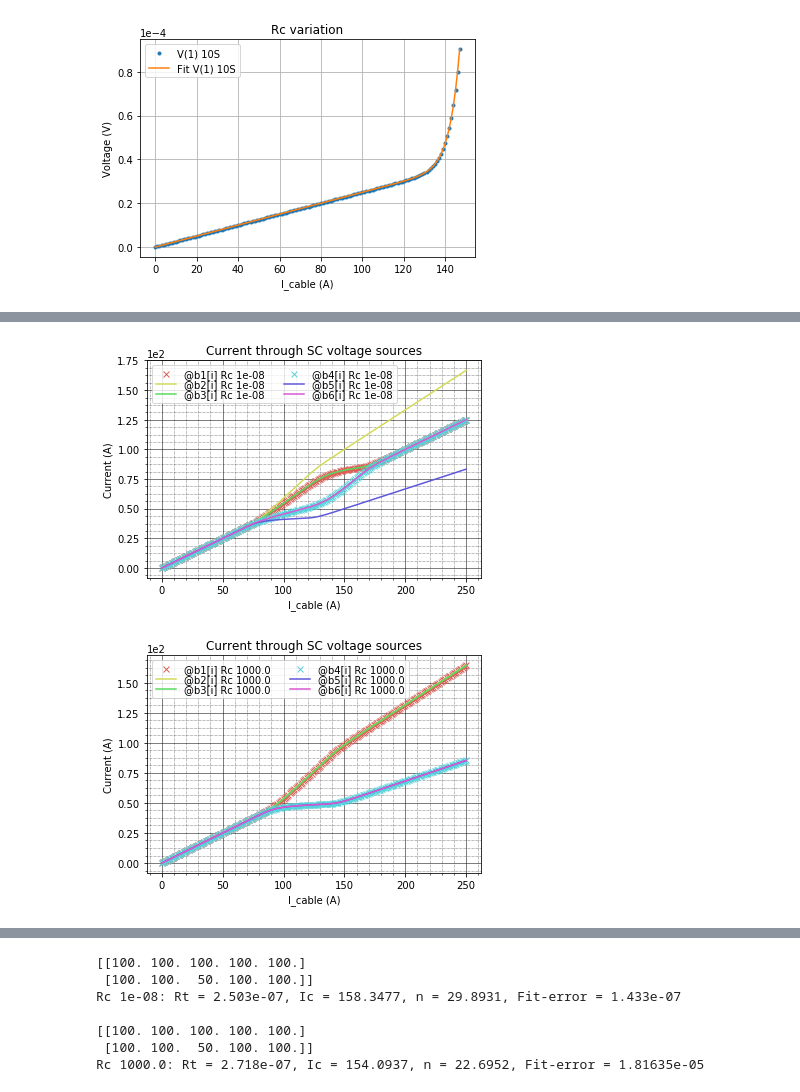
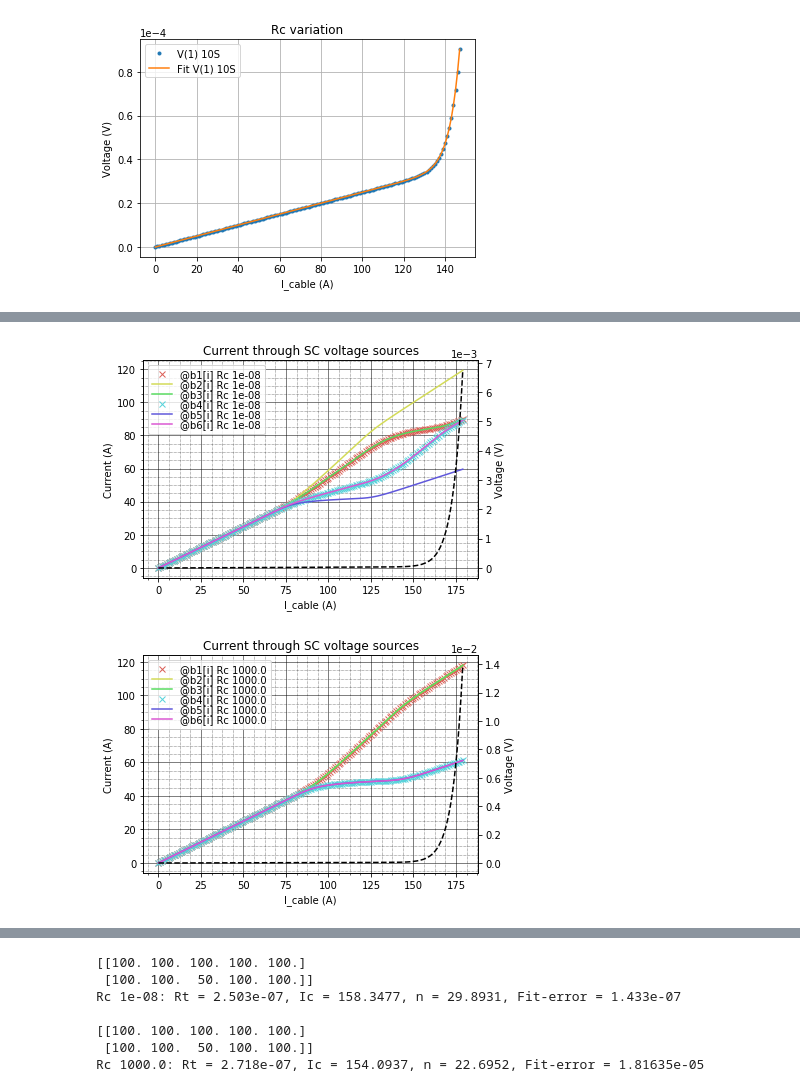
Before and after one commit to auroc10/LBNL, a Jupyter notebook: Contact/Contact resistance - Arbitrary number of sections.ipynb, the cells around one changed output, grey strips where cells are left out. Cells and saved outputs as stored; diff of their text form; code cells hidden in the pictures.

```diff
--- a/Contact/Contact resistance - Arbitrary number of sections.ipynb
+++ b/Contact/Contact resistance - Arbitrary number of sections.ipynb
@@ -456,15 +474,17 @@ for i in range(len(R_cvals)):
     ns = 3 # Number of sections
     filename = f'{ns} sections - Rc {R_cvals[i]}.cir'
     #generatenetlist(filename,Rc[i])
-    data = readdata(filename,Labels,data_points)
+    dataf = readdata(filename,Labels,data_points)
+    lim_points = 180
+    data = dataf[:180]
     nc = 11
     fig, ax = plt.subplots()
     for j in range(ns+1):
         ax.plot(data[:,1],data[:,j+nc],label = Labels[j+nc]+f' Rc {R_cvals[i]}')
-    plt.xlabel('I_cable (A)')
-    plt.ylabel('Current (A)')
-    plt.title('Current through contact resistances Rc')
-    #plt.xlim(0,200)
+
+    ax.legend(labelspacing=0.001,ncol=1,loc='upper left')
+    ax.set_xlabel('I_cable (A)')
+    ax.set_ylabel('Current (A)')
     ax.minorticks_on()
     ax.grid(which='major', linestyle='-', linewidth='0.5', color='black')
 # Customize the minor grid
@@ -472,7 +492,16 @@ for i in range(len(R_cvals)):
 
     ax.tick_params(which='both') # turn off bottom ticks
 
-    plt.legend(labelspacing=0.001,ncol=2,loc='best')
+    ax2 = ax.twinx()
+    ax2.plot(data[:,1],data[:,2],'--k',label = 'V terminal' )
+    ax2.set_ylabel('Voltage (V)')
+    #ax2.legend(labelspacing=0.001,ncol=2,loc='lower left')
+
+    plt.xlabel('I_cable (A)')
+    plt.title('Current through contact resistances Rc')
+    #plt.xlim(0,200)
+
+    #plt.legend(labelspacing=0.001,ncol=2,loc='best')
     plt.ticklabel_format(style='sci', axis='y', scilimits=(0,0))
     plt.show()
 # %% [output]
@@ -481,37 +510,46 @@ for i in range(len(R_cvals)):
 # %%
 # Testing different values of contact resistance
 sns.set_palette(sns.color_palette("hls", 6))
 # Generating netlists and saving data
 
 for i in range(len(R_cvals)):
     ns = 3 # Number of sections
     filename = f'{ns} sections - Rc {R_cvals[i]}.cir'
     #generatenetlist(filename,Rc[i])
-    data = readdata(filename,Labels,data_points)
+    dataf = readdata(filename,Labels,data_points)
+    lim_points =180
+    data = dataf[:lim_points]
     fig, ax = plt.subplots()
     nc2 = 15
     for j in range(ns*2):
         if j== 0 or j==3:
             ax.plot(data[:,1],data[:,j+nc2],'x',label = Labels[j+nc2]+f' Rc {R_cvals[i]}')
         else:
             ax.plot(data[:,1],data[:,j+nc2],label = Labels[j+nc2]+f' Rc {R_cvals[i]}')
-    plt.xlabel('I_cable (A)')
-    plt.ylabel('Current (A)')
+
+    ax.legend(labelspacing=0.001,ncol=1,loc='upper left')
+    ax2 = ax.twinx()
+    ax2.plot(data[:,1],data[:,2],'--k',label = 'V terminal' )
+    ax.set_xlabel('I_cable (A)')
+    ax.set_ylabel('Current (A)')
+    ax2.set_ylabel('Voltage (V)')
+    #ax2.legend(labelspacing=0.001,ncol=2,loc='lower left')
+
     plt.title('Current through SC voltage sources')
     #plt.xlim(0,200)
     ax.minorticks_on()
     ax.grid(which='major', linestyle='-', linewidth='0.5', color='black')
 # Customize the minor grid
     ax.grid(which='minor', linestyle=':', linewidth='0.5', color='black')
 
     ax.tick_params(which='both') # turn off bottom ticks
 
-    plt.legend(labelspacing=0.001,ncol=2,loc='best')
+    #plt.legend(labelspacing=0.001,ncol=2,loc='best')
     plt.ticklabel_format(style='sci', axis='y', scilimits=(0,0))
     plt.show()
 # %% [output]
-[figure, old version]
+[figure, new version]
-[figure, old version]
+[figure, new version]
 # %% [markdown]
 # Introducing a defect in 5-sections model
 
```
Also changed, not shown: parts of 12 cells of this notebook.
